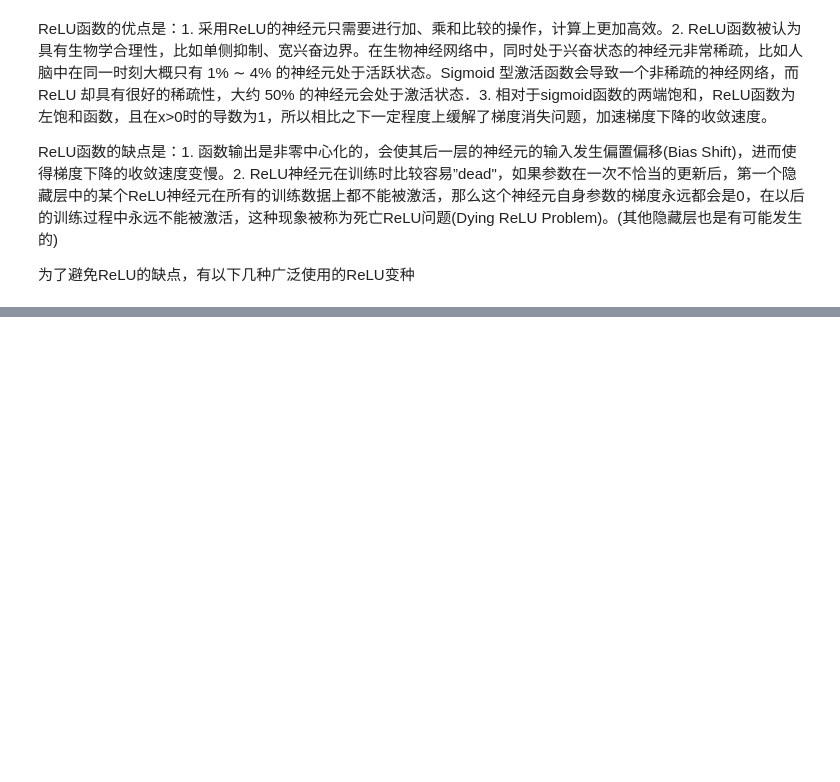
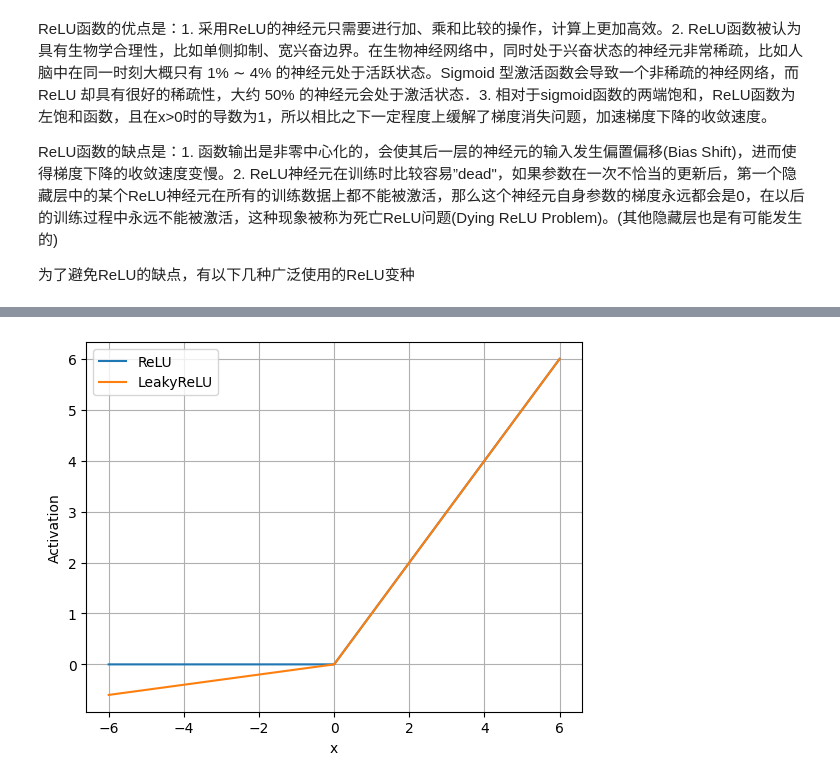
Before and after one commit to Sakurasilent/LM_fl, a Jupyter notebook: 激活函数.ipynb, the cells around one changed output, grey strips where cells are left out. Cells and saved outputs as stored; diff of their text form; code cells hidden in the pictures; blank space fills up the shorter version.

```diff
--- a/激活函数.ipynb
+++ b/激活函数.ipynb
@@ -131,5 +131,16 @@ plt.show()
 [figure]
 # %%
 ### 手搓 relu
+# def relu(x):
+#     return max(0, x) if isinstance(x, (int, float)) else np.maximum(0, x)
 def relu(x):
-    return max(0, x) if isinstance(x, (int, float)) else np.maximum(0, x)
+    return np.where(x>0,x,0)
+
+x = np.linspace(-6, 6, 600)
+m0 = relu(x)
+plt.plot(x, m0, label='RELU')
+plt.xlabel("x")
+plt.ylabel("Activation")
+plt.grid()
+plt.legend()
+plt.show()
@@ -164,0 +209,18 @@ ReLU函数的缺点是：1. 函数输出是非零中心化的，会使其后一
+# %%
+def leaky_relu_batch(x, alpha=0.01):
+    return np.where(x > 0, x, alpha * x)
+
+x = np.linspace(-6, 6, 600)
+
+output0 = relu(x)
+plt.plot(x, output0, label='ReLU')
+
+output1 = leaky_relu_batch(x,alpha=0.1)
+plt.plot(x, output1, label='LeakyReLU')
+plt.xlabel("x")
+plt.ylabel("Activation")
+plt.grid()
+plt.legend()
+plt.show()
+# %% [output]
+[figure, added]
```
Also changed, not shown: parts of 27 cells of this notebook.
